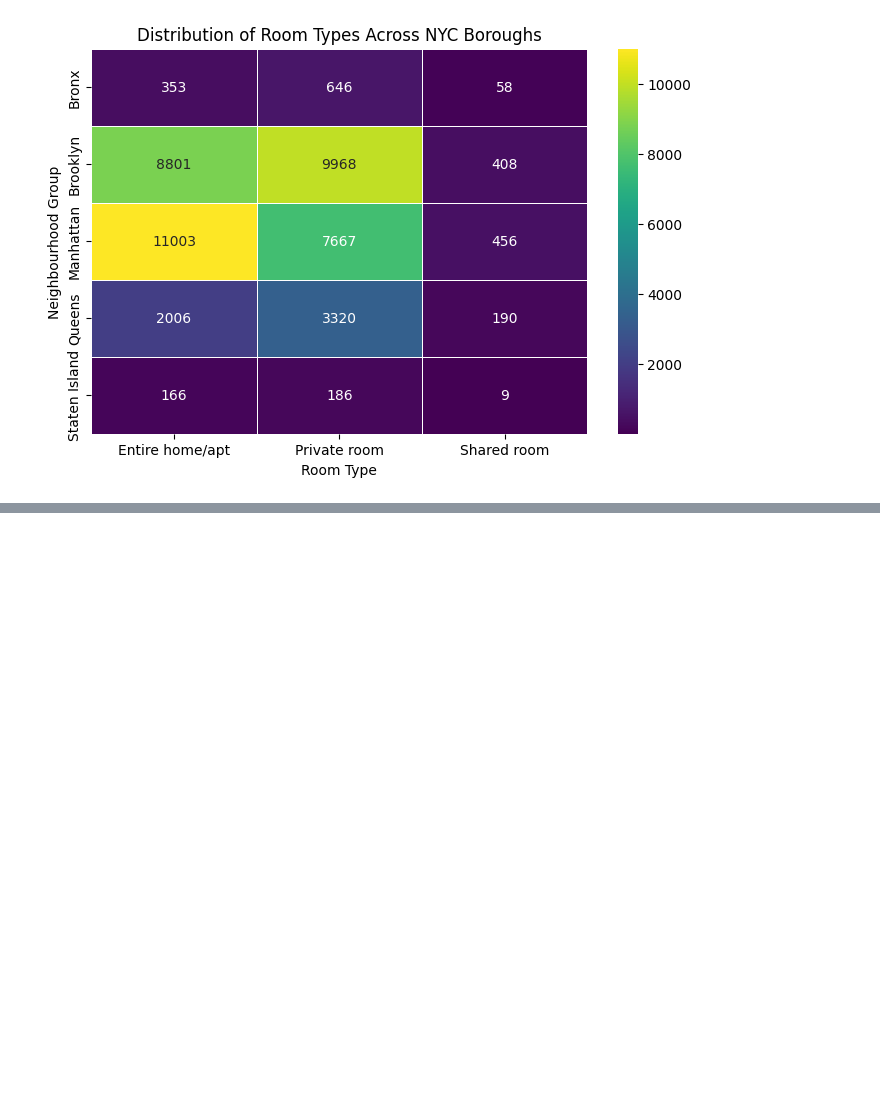
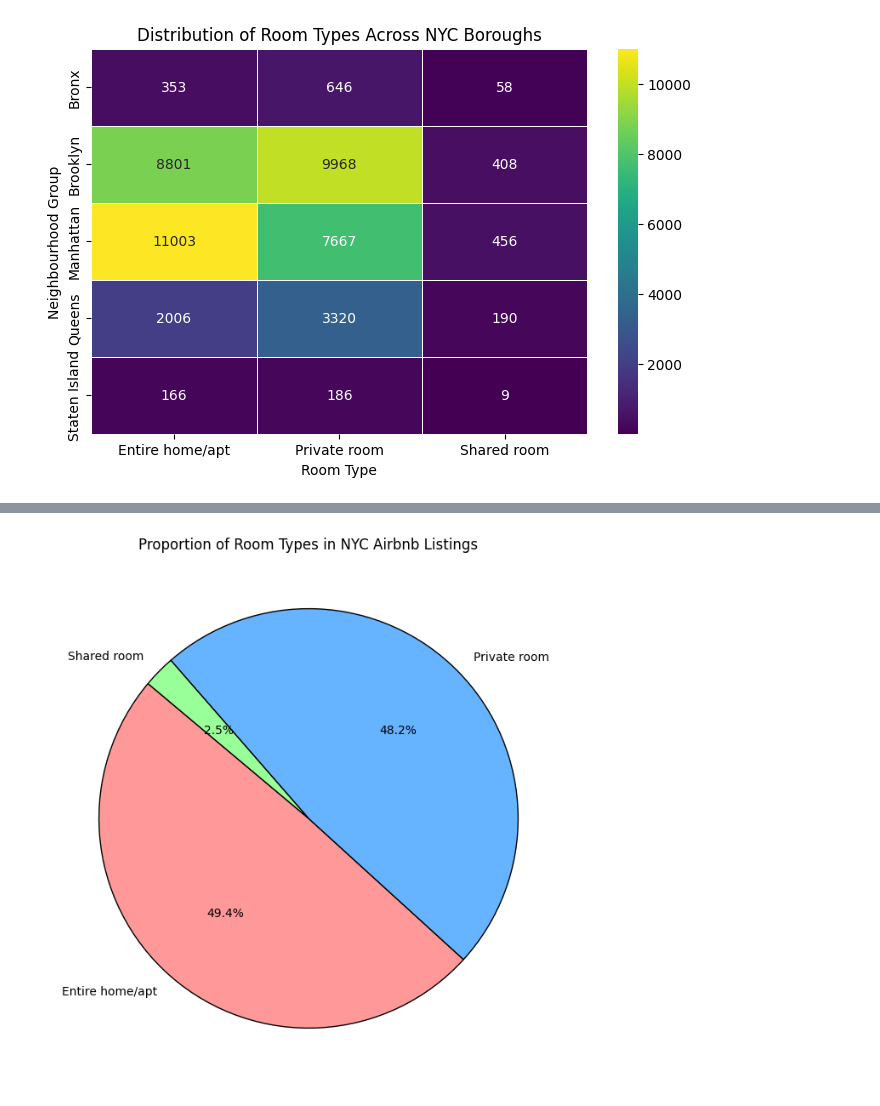
Before and after one commit to Malainine-tech/Python, a Jupyter notebook: Final_Project.ipynb, the cells around one changed output, grey strips where cells are left out. Cells and saved outputs as stored; diff of their text form; code cells hidden in the pictures; blank space fills up the shorter version.

```diff
--- a/Final_Project.ipynb
+++ b/Final_Project.ipynb
@@ -862,0 +888,20 @@ plt.show()
+# %%
+# Aggregate Data
+room_counts = df["room_type"].value_counts()  # Changed "Room Type" to "room_type"
+
+# Plot Pie Chart
+plt.figure(figsize=(8, 8))
+plt.pie(
+    room_counts,
+    labels=room_counts.index,
+    autopct="%1.1f%%",
+    colors=["#ff9999", "#66b3ff", "#99ff99"],
+    startangle=140,
+    wedgeprops={"edgecolor": "black"}
+)
+
+# Title
+plt.title("Proportion of Room Types in NYC Airbnb Listings")
+plt.show()
+# %% [output]
+[figure, added]
```
Also changed, not shown: parts of 15 cells of this notebook.
